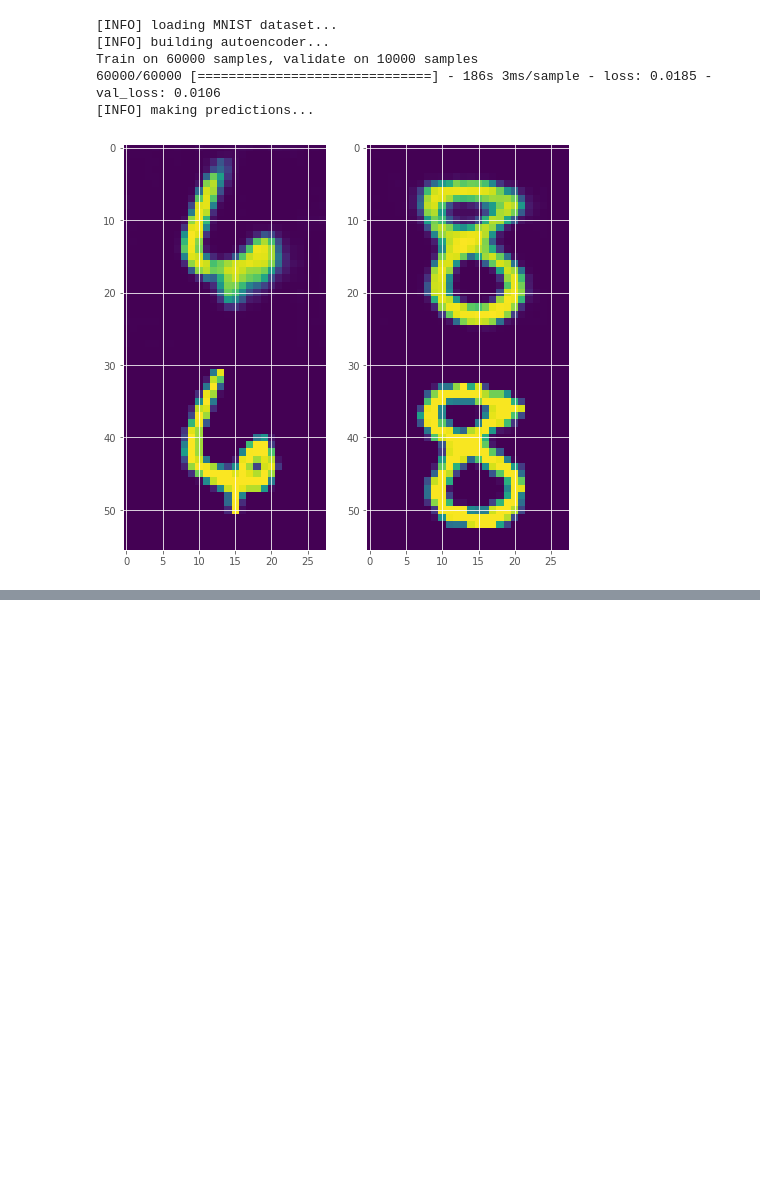
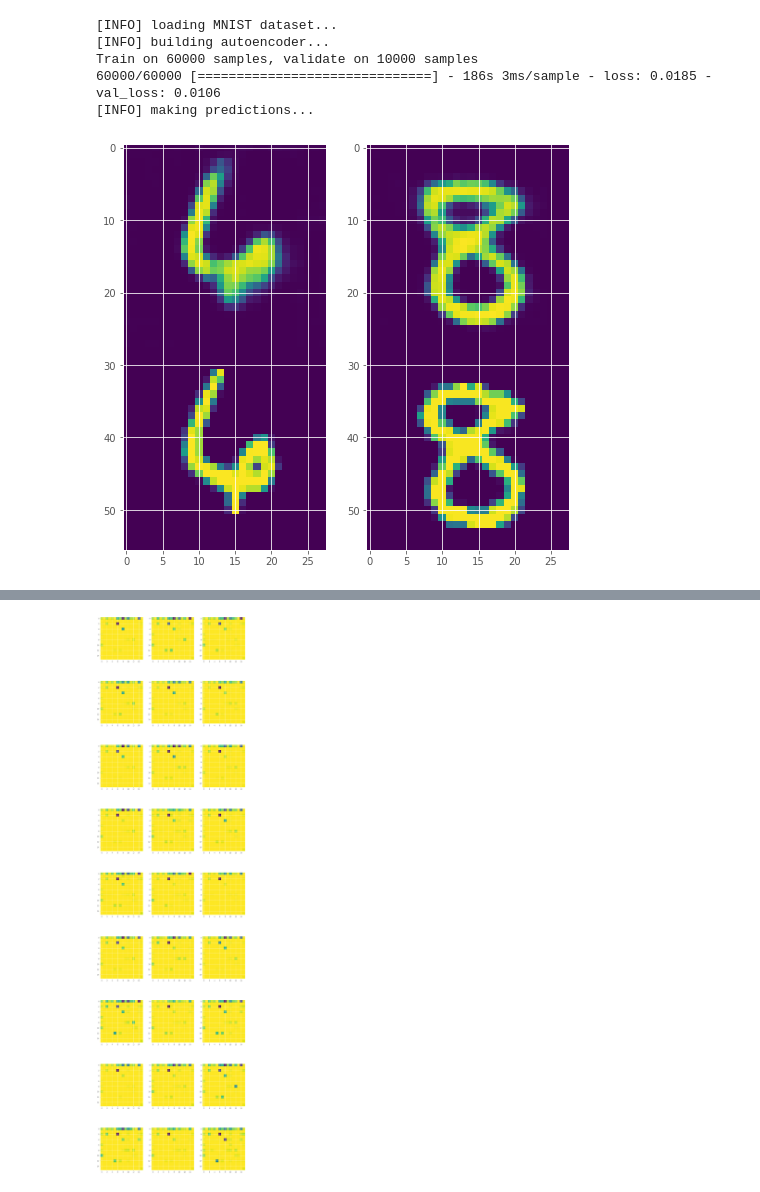
Before and after one commit to balcomes/keras-autoencoders, a Jupyter notebook: train_conv_autoencoder.ipynb, the cells around one changed output, grey strips where cells are left out. Drawn from its saved outputs; the diff is of its cells as text; code cells hidden in the pictures; blank space fills up the shorter version.

```diff
--- a/train_conv_autoencoder.ipynb
+++ b/train_conv_autoencoder.ipynb
@@ -201,0 +309,2 @@ plt.imshow(autoencoder.predict(np.asarray(np.random.random(28*28).reshape([1,28,
+# %%
+tiles_pp = preprocessing.normalize(np.asarray(tiles_dec).reshape(1,-1))
@@ -201,0 +315,2 @@ plt.imshow(autoencoder.predict(np.asarray(np.random.random(28*28).reshape([1,28,
+# %%
+tiles2 = np.array(tiles_pp).reshape(264,16,16,1)
@@ -201,0 +329,17 @@ plt.imshow(autoencoder.predict(np.asarray(np.random.random(28*28).reshape([1,28,
+# %%
+trainX = tiles2
+# %%
+EPOCHS = 25
+BS = 32
+
+# construct our convolutional autoencoder
+print("[INFO] building autoencoder...")
+(encoder, decoder, autoencoder) = ConvAutoencoder.build(16, 16, 1)
+opt = Adam(lr=1e-3)
+autoencoder.compile(loss="mse", optimizer=opt)
+
+# train the convolutional autoencoder
+H = autoencoder.fit(
+	trainX, trainX,
+	epochs=EPOCHS,
+	batch_size=BS)
@@ -201,0 +364,11 @@ plt.imshow(autoencoder.predict(np.asarray(np.random.random(28*28).reshape([1,28,
+# %%
+fig=plt.figure(figsize=(16, 64))
+columns = 3
+rows = 9
+for i in range(1, columns*rows + 1):
+    img = autoencoder.predict(np.asarray(np.random.random(16*16).reshape([1,16,16,1])))[0,:,:,0]
+    fig.add_subplot(rows, columns, i)
+    plt.imshow(img)
+plt.show()
+# %% [output]
+[figure, added]
```
Also changed, not shown: parts of 28 cells of this notebook.
